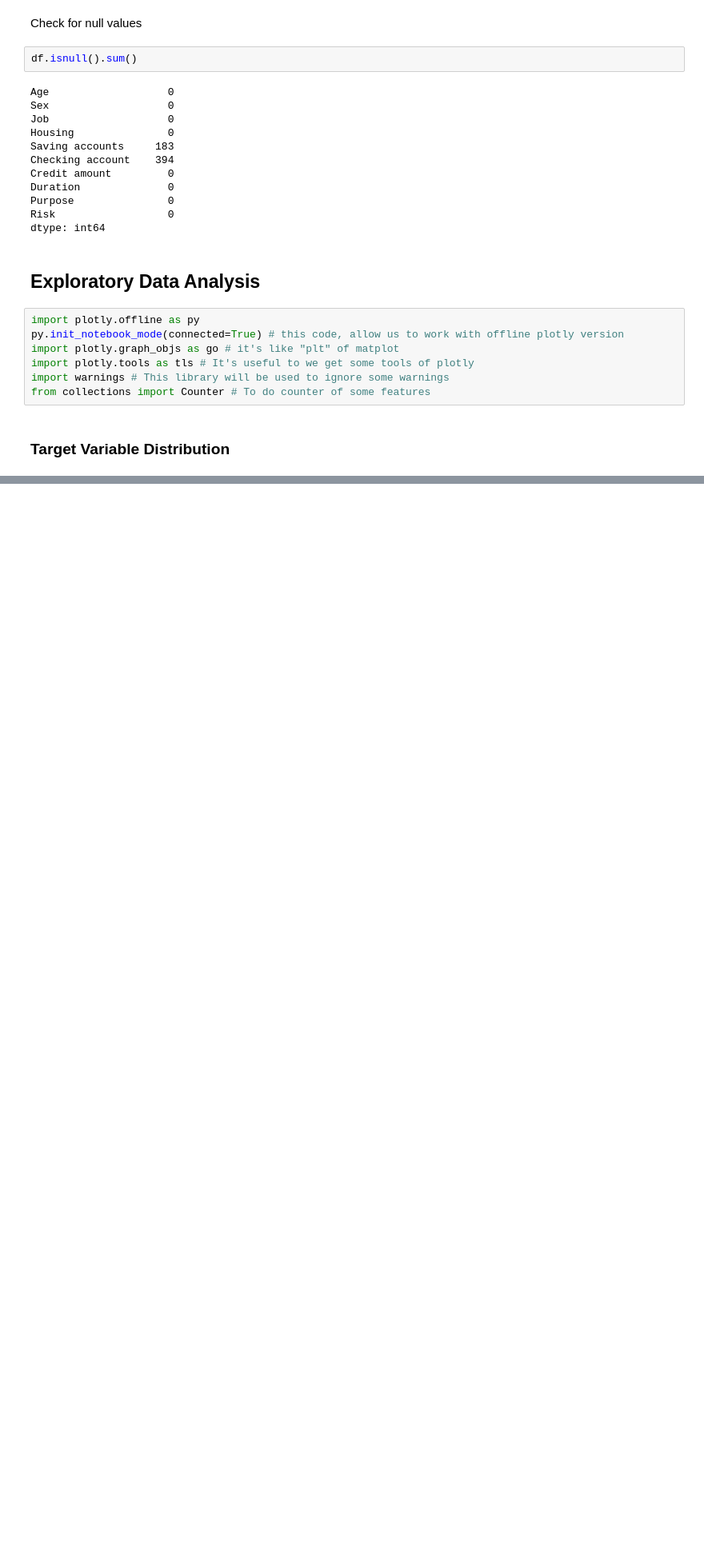
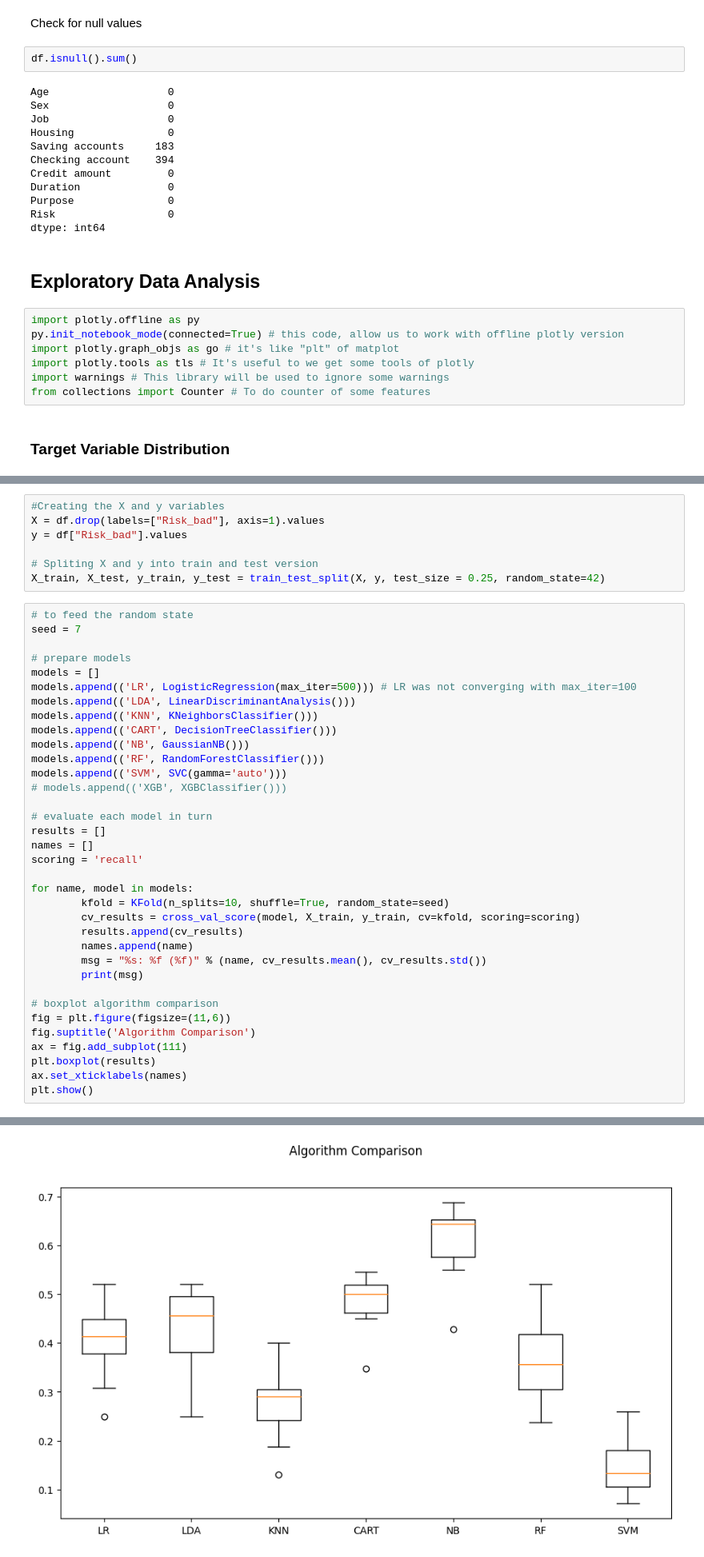
Before and after one commit to mslevis/comp562-final-project, a Jupyter notebook: predict.ipynb, the cells around one changed output, grey strips where cells are left out. Shown: that part at 80% size. Cells and saved outputs as stored; diff of their text form; blank space fills up the shorter version.

```diff
--- a/predict.ipynb
+++ b/predict.ipynb
@@ -96,0 +206,43 @@ py.iplot(fig, filename='grouped-bar')
+# %%
+#Creating the X and y variables
+X = df.drop(labels=["Risk_bad"], axis=1).values
+y = df["Risk_bad"].values
+
+# Spliting X and y into train and test version
+X_train, X_test, y_train, y_test = train_test_split(X, y, test_size = 0.25, random_state=42)
+# %%
+# to feed the random state
+seed = 7
+
+# prepare models
+models = []
+models.append(('LR', LogisticRegression(max_iter=500))) # LR was not converging with max_iter=100
+models.append(('LDA', LinearDiscriminantAnalysis()))
+models.append(('KNN', KNeighborsClassifier()))
+models.append(('CART', DecisionTreeClassifier()))
+models.append(('NB', GaussianNB()))
+models.append(('RF', RandomForestClassifier()))
+models.append(('SVM', SVC(gamma='auto')))
+# models.append(('XGB', XGBClassifier()))
+
+# evaluate each model in turn
+results = []
+names = []
+scoring = 'recall'
+
+for name, model in models:
+        kfold = KFold(n_splits=10, shuffle=True, random_state=seed)
+        cv_results = cross_val_score(model, X_train, y_train, cv=kfold, scoring=scoring)
+        results.append(cv_results)
+        names.append(name)
+        msg = "%s: %f (%f)" % (name, cv_results.mean(), cv_results.std())
+        print(msg)
+
+# boxplot algorithm comparison
+fig = plt.figure(figsize=(11,6))
+fig.suptitle('Algorithm Comparison')
+ax = fig.add_subplot(111)
+plt.boxplot(results)
+ax.set_xticklabels(names)
+plt.show()
+# %% [output]
@@ -96,0 +256 @@ py.iplot(fig, filename='grouped-bar')
+[figure, added]
```
Also changed, not shown: parts of 20 cells of this notebook.
